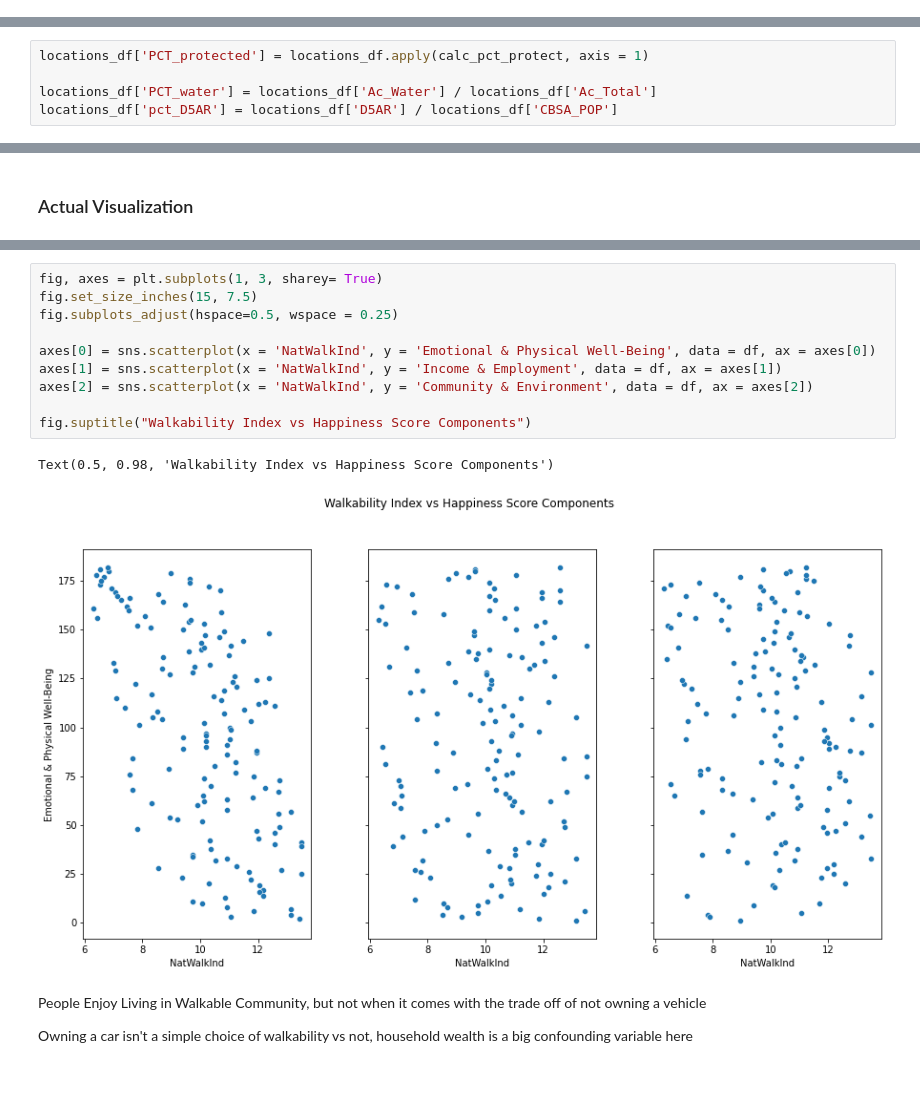
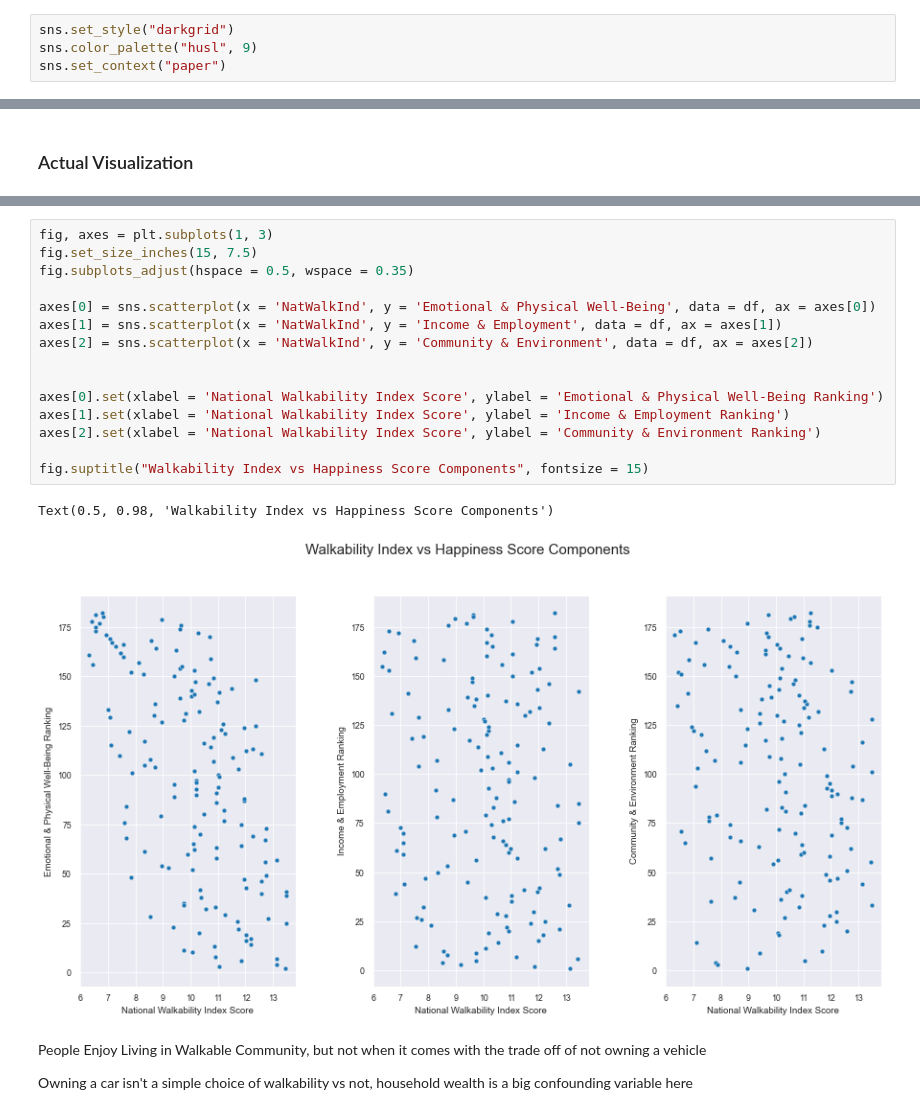
Before and after one commit to haleyej/330_final_project, a Jupyter notebook: process_data.ipynb, the cells around one changed output, grey strips where cells are left out. Saved outputs shown, nothing was run; the diff lists cells and outputs as text; blank space fills up the shorter version.

```diff
--- a/process_data.ipynb
+++ b/process_data.ipynb
@@ -9,5 +9,9 @@ import numpy as np
 import seaborn as sns
 import matplotlib.pyplot as plt
 import os
+# %%
+sns.set_style("darkgrid")
+sns.color_palette("husl", 9)
+sns.set_context("paper")
 # %% [markdown]
 <h2>Manipulate Happiness Data</h2>
@@ -76,5 +39,0 @@ def calc_pct_protect(s):
-# %%
-locations_df['PCT_protected'] = locations_df.apply(calc_pct_protect, axis = 1)
-
-locations_df['PCT_water'] = locations_df['Ac_Water'] / locations_df['Ac_Total']
-locations_df['pct_D5AR'] = locations_df['D5AR'] / locations_df['CBSA_POP']
@@ -313,16 +269,21 @@ g.fig.subplots_adjust(wspace = 0.25, hspace = 0.35)
 # %%
-fig, axes = plt.subplots(1, 3, sharey= True)
+fig, axes = plt.subplots(1, 3)
 fig.set_size_inches(15, 7.5)
-fig.subplots_adjust(hspace=0.5, wspace = 0.25)
+fig.subplots_adjust(hspace = 0.5, wspace = 0.35)
 
 axes[0] = sns.scatterplot(x = 'NatWalkInd', y = 'Emotional & Physical Well-Being', data = df, ax = axes[0])
 axes[1] = sns.scatterplot(x = 'NatWalkInd', y = 'Income & Employment', data = df, ax = axes[1])
 axes[2] = sns.scatterplot(x = 'NatWalkInd', y = 'Community & Environment', data = df, ax = axes[2])
 
-fig.suptitle("Walkability Index vs Happiness Score Components")
+
+axes[0].set(xlabel = 'National Walkability Index Score', ylabel = 'Emotional & Physical Well-Being Ranking')
+axes[1].set(xlabel = 'National Walkability Index Score', ylabel = 'Income & Employment Ranking')
+axes[2].set(xlabel = 'National Walkability Index Score', ylabel = 'Community & Environment Ranking')
+
+fig.suptitle("Walkability Index vs Happiness Score Components", fontsize = 15)
 # %% [output]
 Text(0.5, 0.98, 'Walkability Index vs Happiness Score Components')
-[figure, old version]
+[figure, new version]
 # %% [markdown]
 <p>People Enjoy Living in Walkable Community, but not when it comes with the trade off of not owning a vehicle</p>
 <p>Owning a car isn't a simple choice of walkability vs not, household wealth is a big confounding variable here</p>
```
Also changed, not shown: parts of 14 cells of this notebook.
